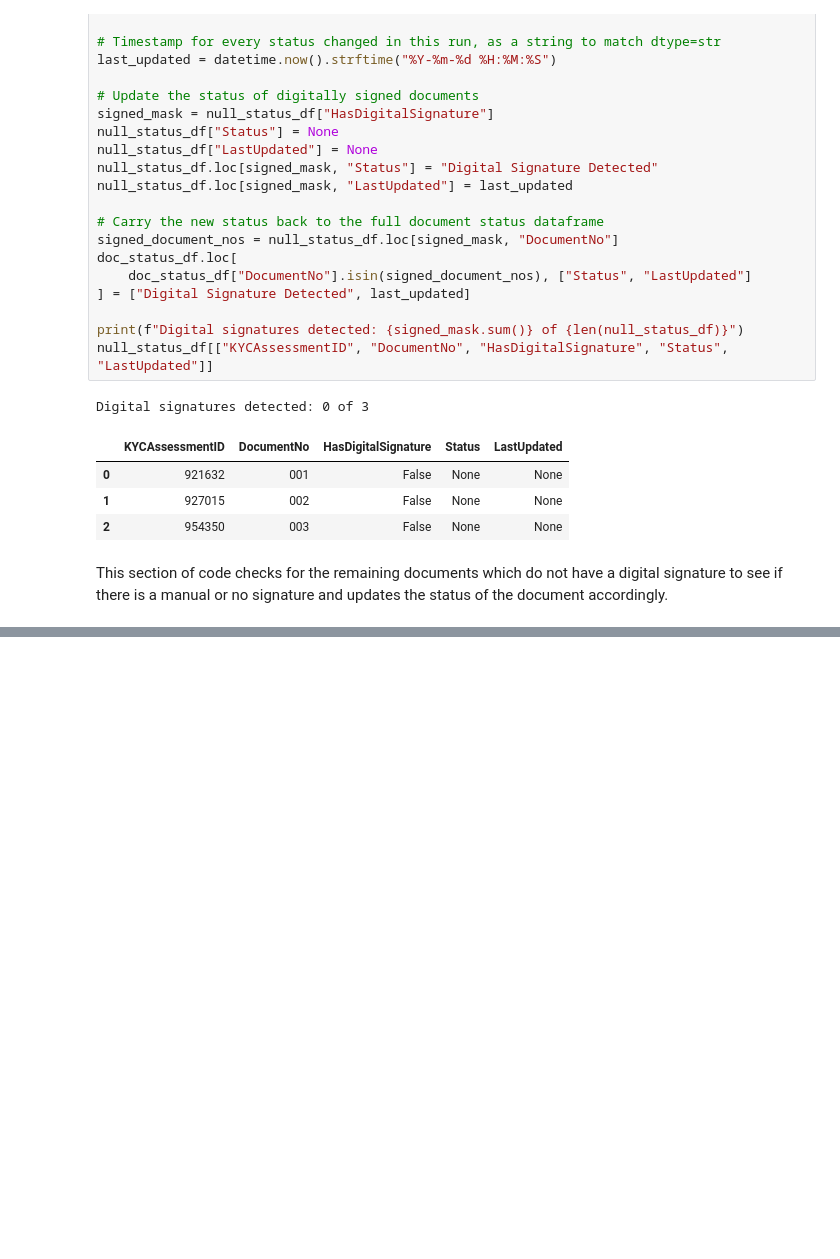
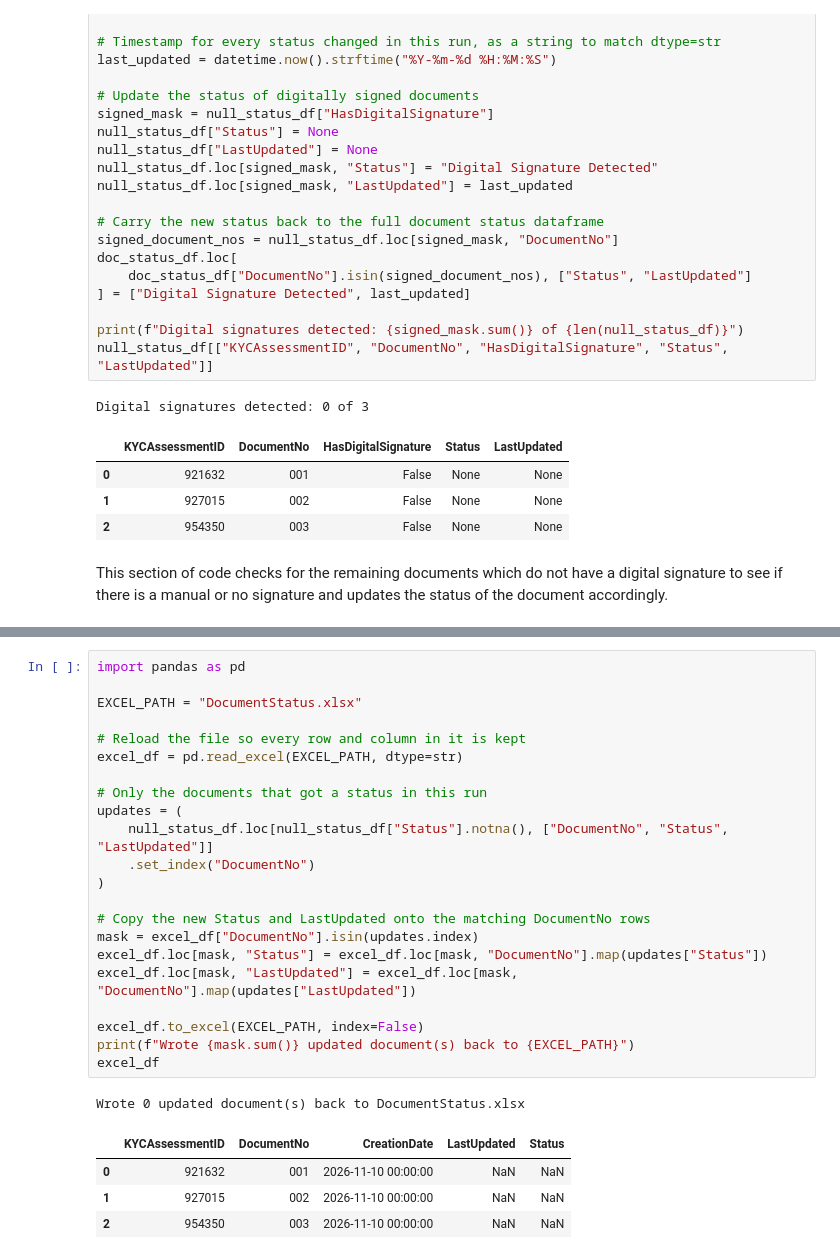
Before and after one commit to AgnijMallickBC/AgenticSignatureVerification, a Jupyter notebook: AgenticSignatureVerification.ipynb, the cells around one changed output, grey strips where cells are left out. Drawn from its saved outputs; the diff is of its cells as text; blank space fills up the shorter version.

```diff
--- a/AgenticSignatureVerification.ipynb
+++ b/AgenticSignatureVerification.ipynb
@@ -200,0 +252,28 @@ null_status_df[["KYCAssessmentID", "DocumentNo", "HasDigitalSignature", "Status"
+# %%
+import pandas as pd
+
+EXCEL_PATH = "DocumentStatus.xlsx"
+
+# Reload the file so every row and column in it is kept
+excel_df = pd.read_excel(EXCEL_PATH, dtype=str)
+
+# Only the documents that got a status in this run
+updates = (
+    null_status_df.loc[null_status_df["Status"].notna(), ["DocumentNo", "Status", "LastUpdated"]]
+    .set_index("DocumentNo")
+)
+
+# Copy the new Status and LastUpdated onto the matching DocumentNo rows
+mask = excel_df["DocumentNo"].isin(updates.index)
+excel_df.loc[mask, "Status"] = excel_df.loc[mask, "DocumentNo"].map(updates["Status"])
+excel_df.loc[mask, "LastUpdated"] = excel_df.loc[mask, "DocumentNo"].map(updates["LastUpdated"])
+
+excel_df.to_excel(EXCEL_PATH, index=False)
+print(f"Wrote {mask.sum()} updated document(s) back to {EXCEL_PATH}")
+excel_df
+# %% [output]
+Wrote 0 updated document(s) back to DocumentStatus.xlsx
+|  | KYCAssessmentID | DocumentNo | CreationDate | LastUpdated | Status |
+| 0 | 921632 | 001 | 2026-11-10 00:00:00 | NaN | NaN |
+| 1 | 927015 | 002 | 2026-11-10 00:00:00 | NaN | NaN |
+| 2 | 954350 | 003 | 2026-11-10 00:00:00 | NaN | NaN |
```
Also changed, not shown: parts of 6 cells of this notebook, 2 other files.
